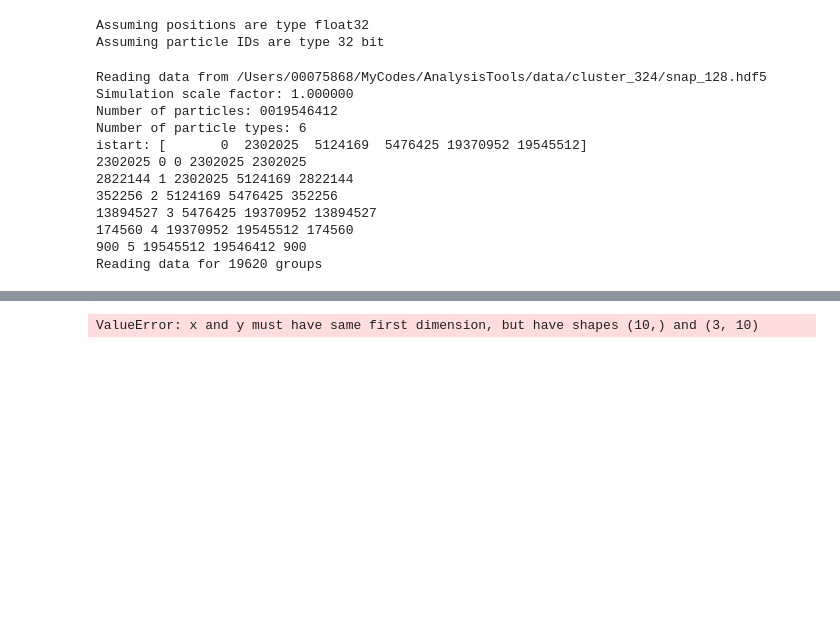
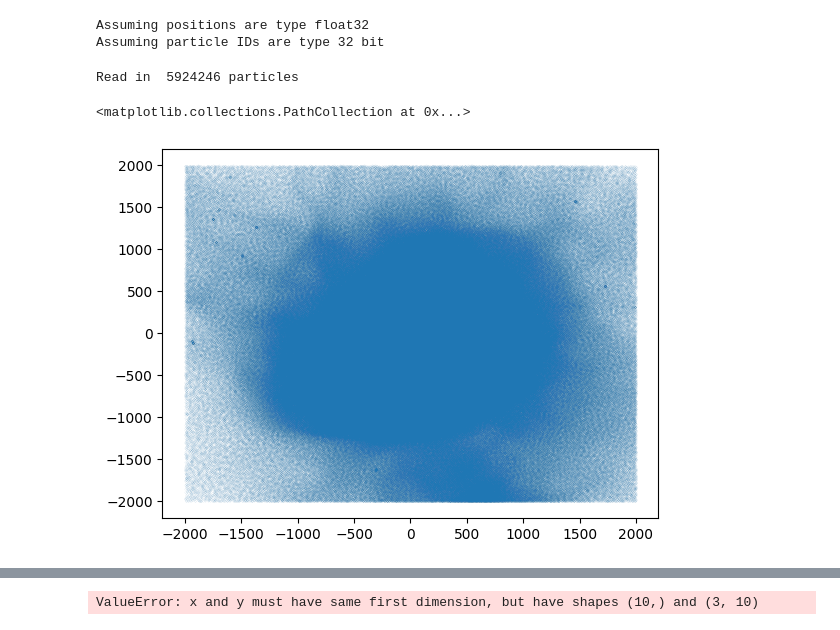
Before and after one commit to doctorcbpower/pyturb, a Jupyter notebook: notebooks/turbulence_cluster.ipynb, the cells around one changed output, grey strips where cells are left out. Saved outputs shown, nothing was run; the diff lists cells and outputs as text; code cells hidden in the pictures; blank space fills up the shorter version.

```diff
--- a/notebooks/turbulence_cluster.ipynb
+++ b/notebooks/turbulence_cluster.ipynb
@@ -23,32 +23,30 @@ mturb = pyturb.measure_turbulence.MeasureVelocityField()
 # Tools to generate gridded velocity fields given particle data
 gt = pyturb.GriddingTools()
 # Read snapshot data
-snap=analysistools.SnapshotTools(snapfilename="/Users/00075868/MyCodes/AnalysisTools/data/cluster_324/snap_128",snapfileformat="HDF5")
+snap=analysistools.SnapshotTools(snapfilename="/Volumes/ChrisPowerHardDrive1/GIZMO-3k/NewMDCLUSTER_0001/snap_128",snapfileformat="HDF5")
 # Read halo catalogue data
-halos=analysistools.HaloTools(halocatfilename="/Users/00075868/MyCodes/AnalysisTools/data/cluster_324/GIZMO-NewMDCLUSTER_0324.snap_128.z0.000",halocatfileformat="AHF")
+halos=analysistools.HaloTools(halocatfilename="/Volumes/ChrisPowerHardDrive1/GIZMO-3k/NewMDCLUSTER_0001/GIZMO-NewMDCLUSTER_0001.snap_128.z0.000",halocatfileformat="AHF")
 # %% [output]
 Assuming positions are type float32
 Assuming particle IDs are type 32 bit
 # %%
-snap.ReadSnapshot()
-halos.ReadHaloCatalogue()
-snap.LoadParticlesByType(part_type='gas')
-diffpos=snap.gas.pos-halos.GroupPos[0]
-diffvel=snap.gas.vel-halos.GroupVel[0]
-rcut=2e3
-keepid=np.where((diffpos[:,0]**2+diffpos[:,1]**2+diffpos[:,2]**2)<rcut*rcut)
+# snap.ReadSnapshot()
+# halos.ReadHaloCatalogue()
+# snap.LoadParticlesByType(part_type='gas')
+# diffpos=snap.gas.pos-halos.GroupPos[0]
+# diffvel=snap.gas.vel-halos.GroupVel[0]
+# rcut=2e3
+print(f"Read in {snap.gas.pos.shape[0]:8d} particles")
+i=np.arange(snap.gas.pos.shape[0])
+ii=(diffpos[:,0]<rcut) & (diffpos[:,0]>-rcut)
+jj=(diffpos[ii][:,1]<rcut) & (diffpos[ii][:,1]>-rcut)
+kk=(diffpos[ii][jj][:,2]<rcut) & (diffpos[ii][jj][:,2]>-rcut)
+
+# keepid=np.where((diffpos[:,0]**2+diffpos[:,1]**2+diffpos[:,2]**2)<rcut*rcut)
+plt.scatter(diffpos[ii][jj][kk][:,0],diffpos[ii][jj][kk][:,1],s=0.001)
 # %% [output]
-Reading data from /Users/00075868/MyCodes/AnalysisTools/data/cluster_324/snap_128.hdf5
-Simulation scale factor: 1.000000
-Number of particles: 0019546412
-Number of particle types: 6
-istart: [       0  2302025  5124169  5476425 19370952 19545512]
-2302025 0 0 2302025 2302025
-2822144 1 2302025 5124169 2822144
-352256 2 5124169 5476425 352256
-13894527 3 5476425 19370952 13894527
-174560 4 19370952 19545512 174560
-900 5 19545512 19546412 900
-Reading data for 19620 groups
+Read in  5924246 particles
+<matplotlib.collections.PathCollection at 0x...>
+[figure, added]
 # %%
 grid_limits =  np.array([-1,1,-1,1,-1,1], dtype=np.float64)*rcut
```
Also changed, not shown: parts of 4 cells of this notebook, 3 other files.
